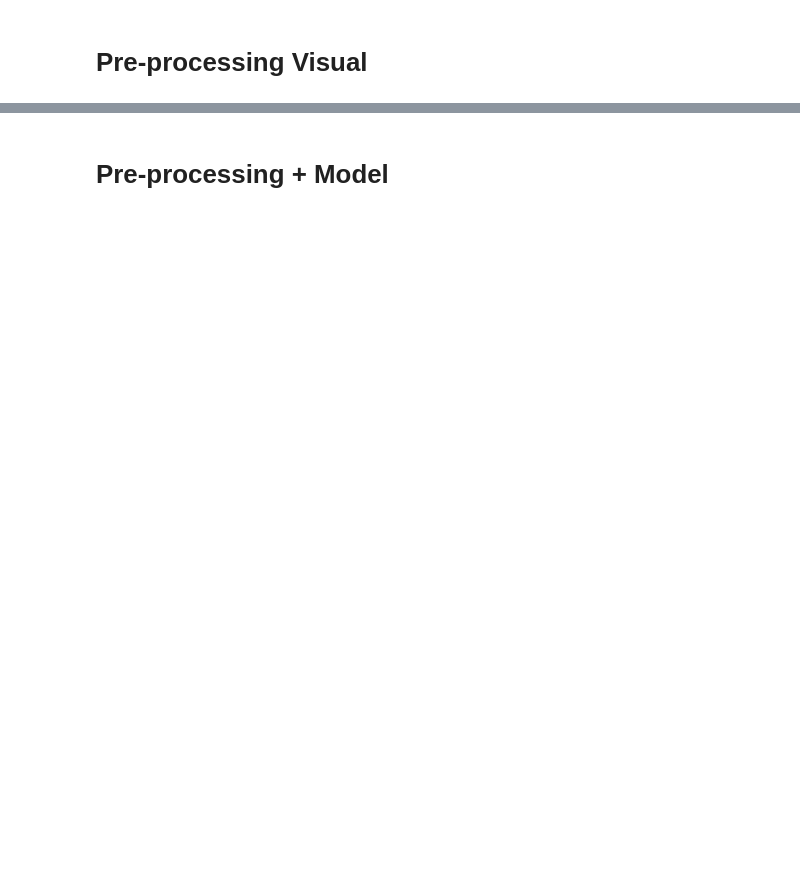
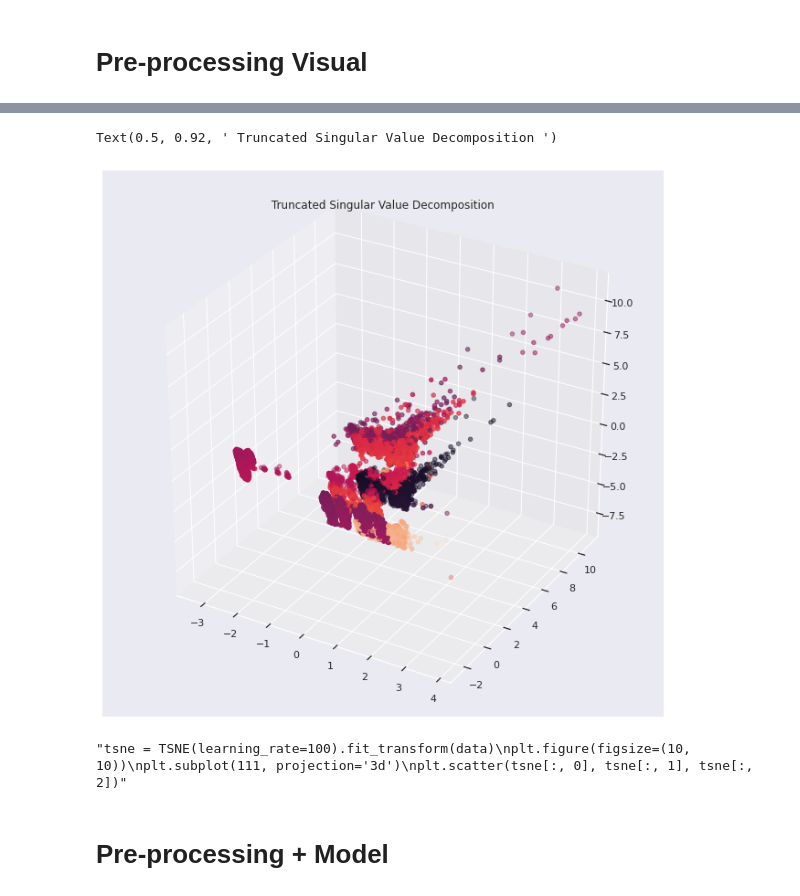
Before and after one commit to UrsulaAlcantara/Segway, a Jupyter notebook: starting_kit/README_modelVisual.ipynb, the cells around one changed output, grey strips where cells are left out. Saved outputs shown, nothing was run; the diff lists cells and outputs as text; code cells hidden in the pictures; blank space fills up the shorter version.

```diff
--- a/starting_kit/README_modelVisual.ipynb
+++ b/starting_kit/README_modelVisual.ipynb
@@ -656,13 +748,19 @@ svd = TruncatedSVD(n_components=4).fit_transform(scaled_data)
 # %%
 from mpl_toolkits.mplot3d import Axes3D
 fig = plt.figure(figsize = (11, 11))
 ax = fig.add_subplot(111, projection='3d')
 ax.scatter(svd[:, 0], svd[:, 1], svd[:, 2], c = svd[:, 3])
+ax.set_title(' Truncated Singular Value Decomposition ')
+# %% [output]
+Text(0.5, 0.92, ' Truncated Singular Value Decomposition ')
+[figure, added]
 # %%
-tsne = TSNE(learning_rate=100).fit_transform(data)
+"""tsne = TSNE(learning_rate=100).fit_transform(data)
 plt.figure(figsize=(10, 10))
 plt.subplot(111, projection='3d')
-plt.scatter(tsne[:, 0], tsne[:, 1], tsne[:, 2])
+plt.scatter(tsne[:, 0], tsne[:, 1], tsne[:, 2])"""
+# %% [output]
+"tsne = TSNE(learning_rate=100).fit_transform(data)\nplt.figure(figsize=(10, 10))\nplt.subplot(111, projection='3d')\nplt.scatter(tsne[:, 0], tsne[:, 1], tsne[:, 2])"
 # %% [markdown]
 # Pre-processing + Model
 # %%
```
Also changed, not shown: parts of 40 cells of this notebook.
